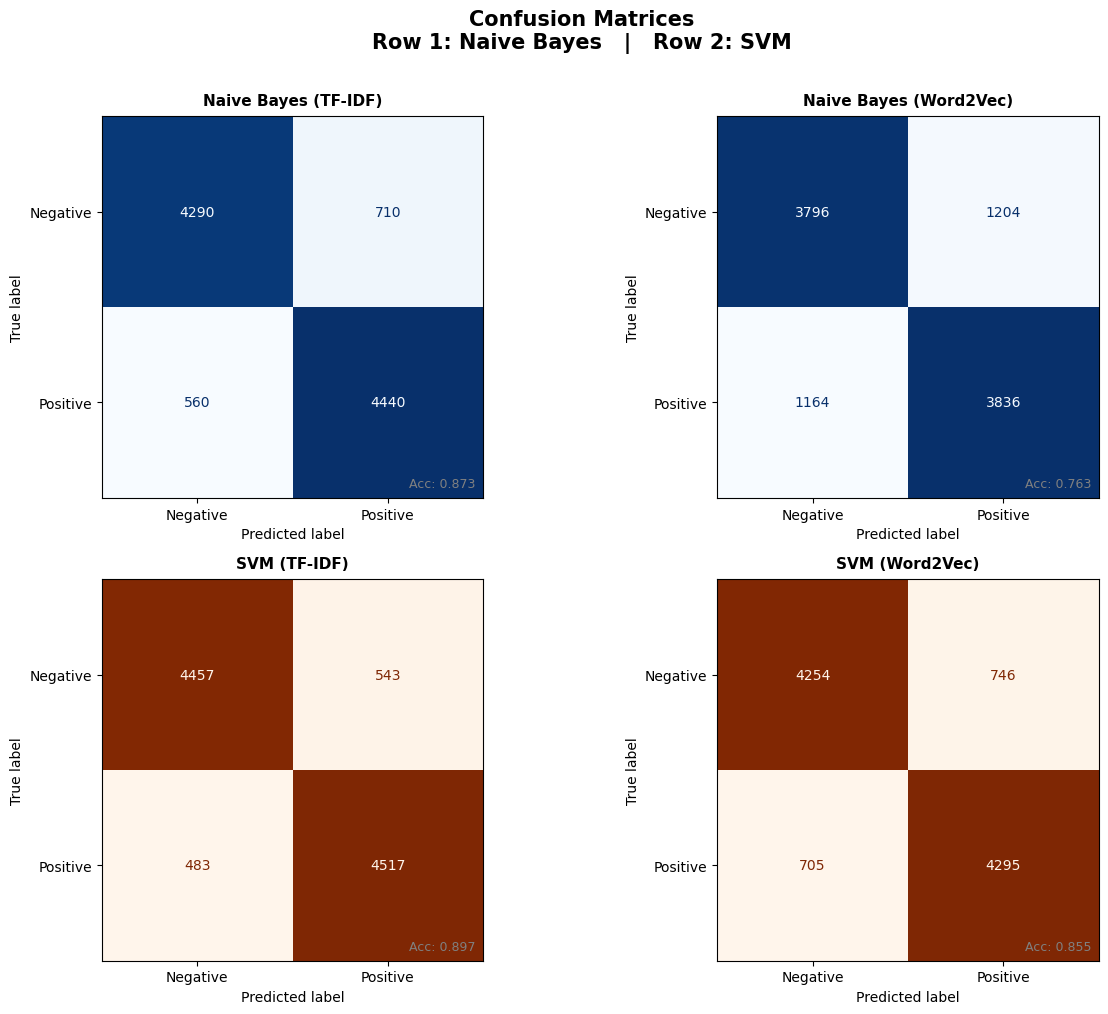
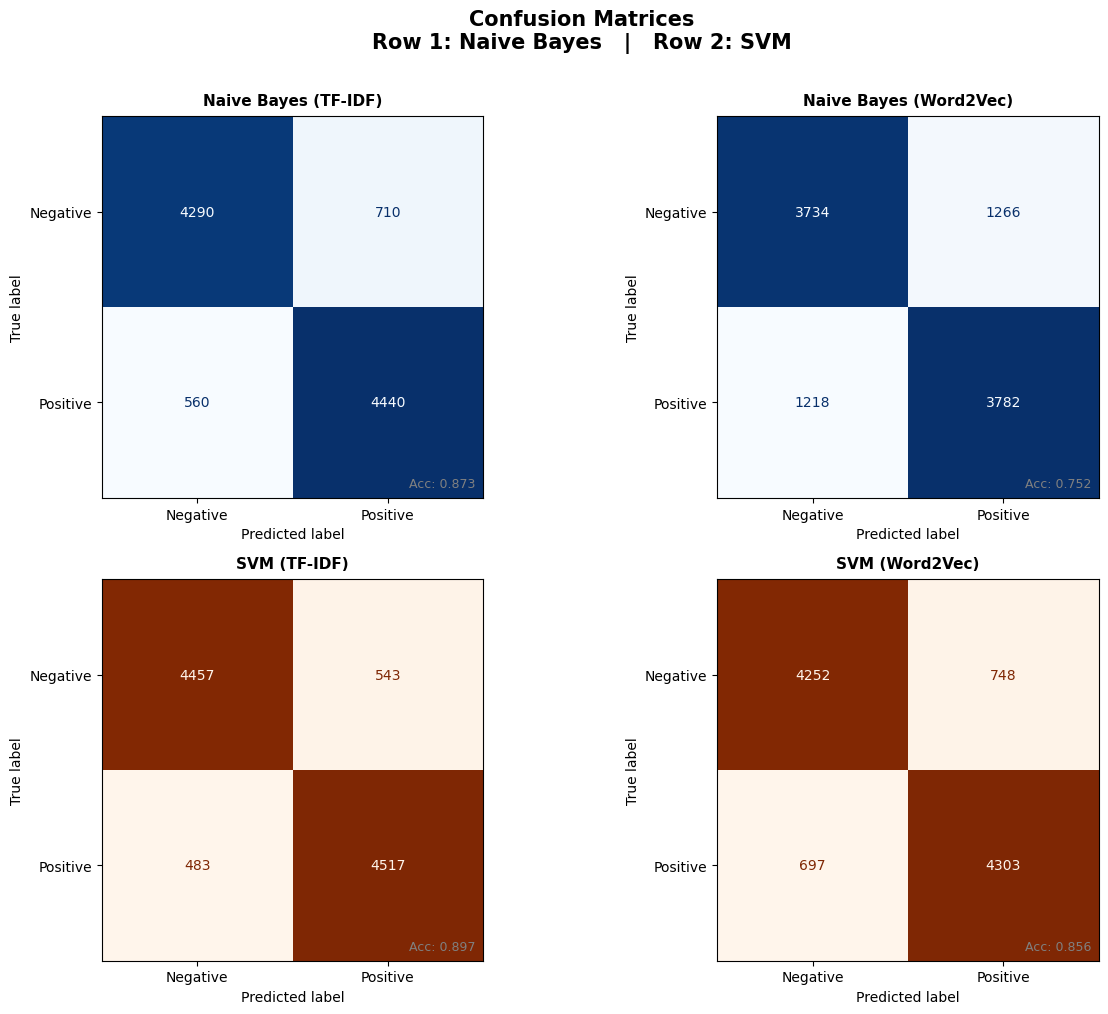
The notebook cell's code change between the first figure and the second:
--- before
+++ after
@@ -22,5 +22,2 @@
 
 plt.tight_layout()
-plt.savefig("confusion_matrices.png", dpi=150, bbox_inches="tight")
-plt.show()
-print("Saved confusion_matrices.png")

Commit: Fix